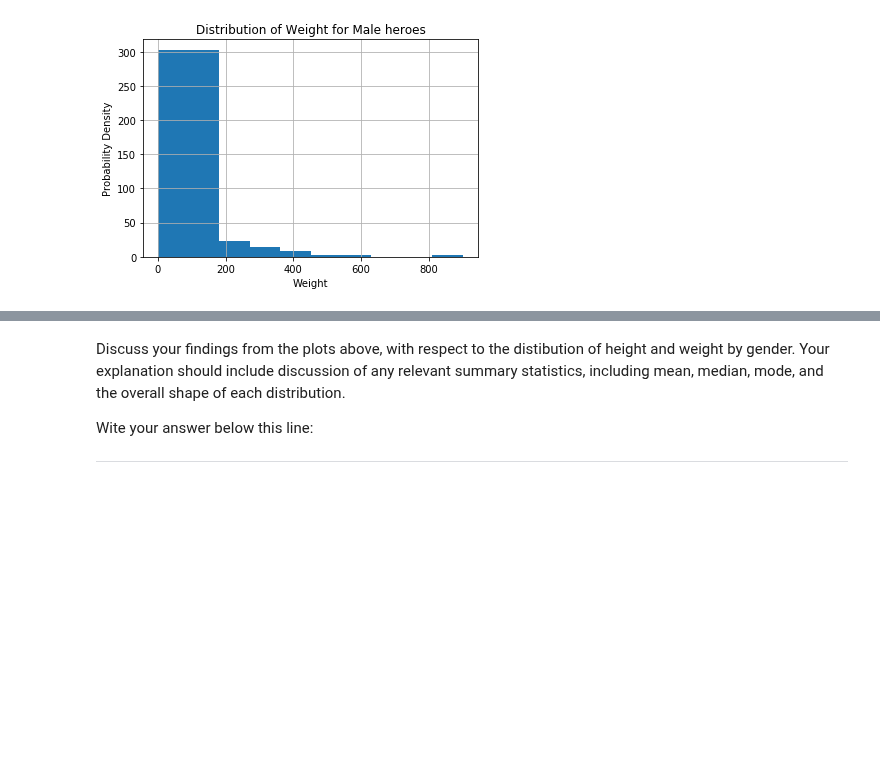
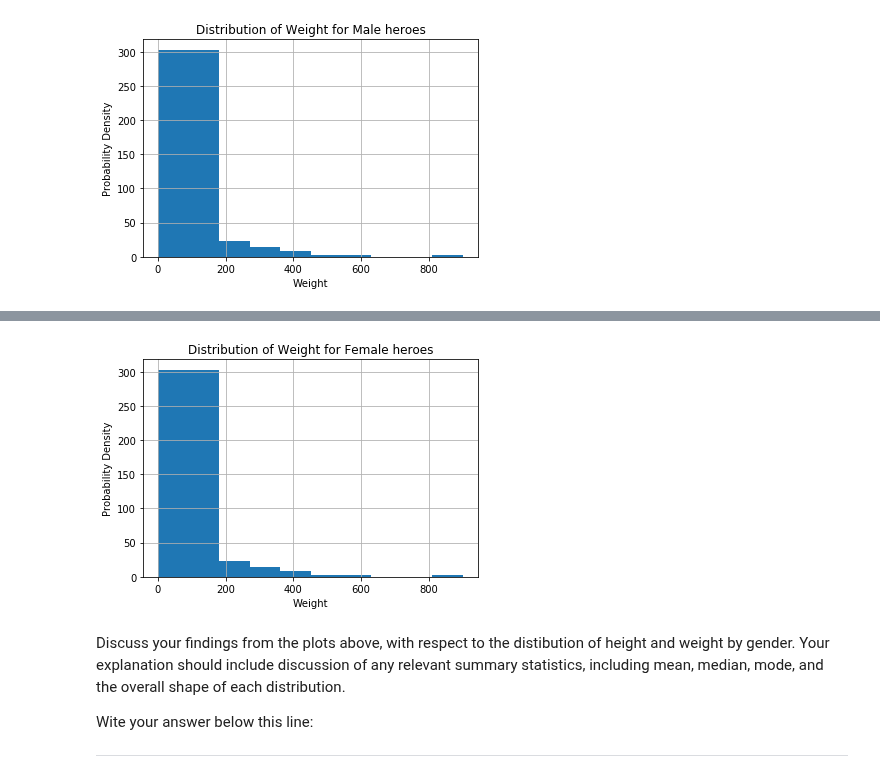
Before and after one commit to AlludedCrabb/dsc-1-04-13-project-data-cleaning-seattle-ds-career-040119, a Jupyter notebook: index.ipynb, the cells around one changed output, grey strips where cells are left out. Drawn from its saved outputs; the diff is of its cells as text; code cells hidden in the pictures; blank space fills up the shorter version.

```diff
--- a/index.ipynb
+++ b/index.ipynb
@@ -226,5 +228,8 @@ show_distplot(heroes_and_powers_df,'Female','Heig')
 # %%
 # Female Weight
+show_distplot(heroes_and_powers_df,'Female','Weight')
+# %% [output]
+[figure, added]
 # %% [markdown]
 Discuss your findings from the plots above, with respect to the distibution of height and weight by gender.  Your explanation should include discussion of any relevant summary statistics, including mean, median, mode, and the overall shape of each distribution.
 
```
Also changed, not shown: parts of 1 cell of this notebook.
